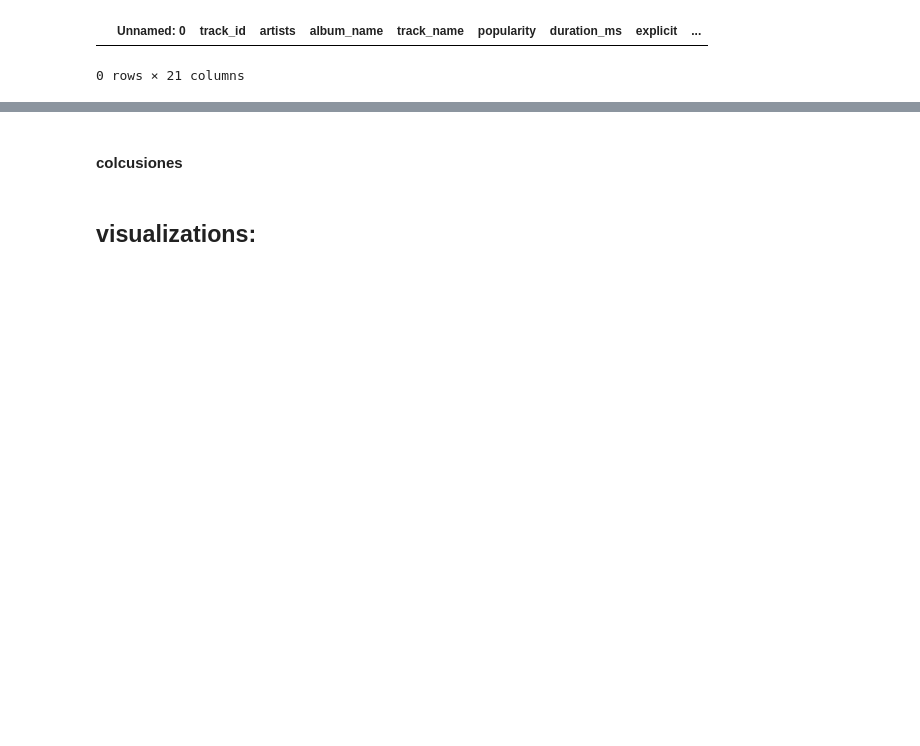
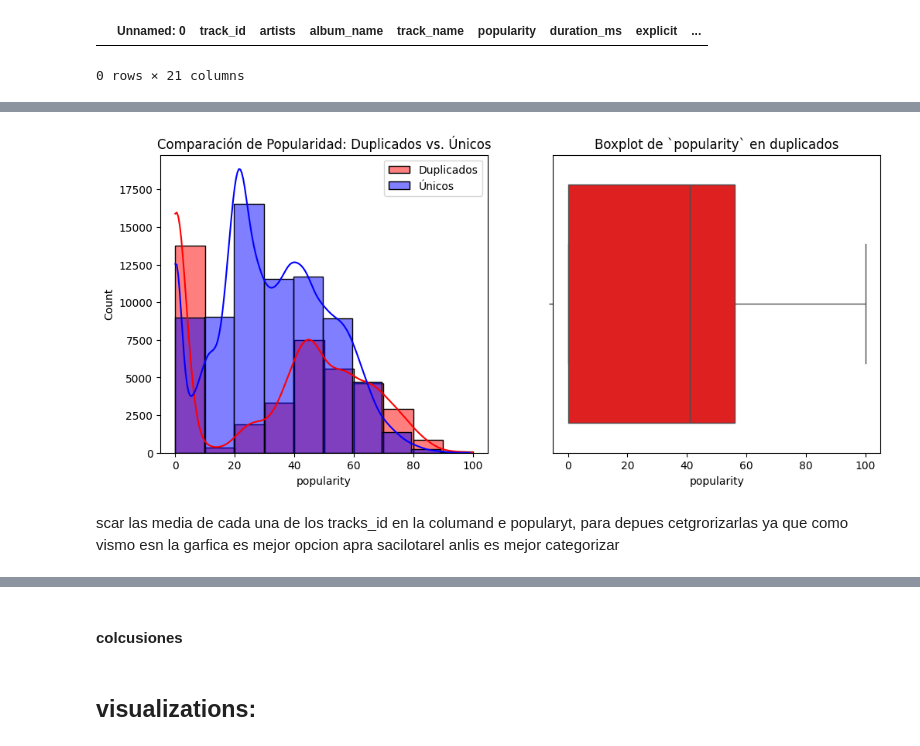
Before and after one commit to JuanDavidDazaR/workshop_2_etl_process_using_airflow, a Jupyter notebook: notebooks/002_eda_spotify.ipynb, the cells around one changed output, grey strips where cells are left out. Cells and saved outputs as stored; diff of their text form; code cells hidden in the pictures; blank space fills up the shorter version.

```diff
--- a/notebooks/002_eda_spotify.ipynb
+++ b/notebooks/002_eda_spotify.ipynb
@@ -110,0 +339,20 @@ data.describe().T
+# %%
+duplicates = data[data.duplicated('track_id', keep=False)]
+
+plt.figure(figsize=(12, 5))
+
+plt.subplot(1, 2, 1)
+sns.histplot(duplicates['popularity'], bins=10, kde=True, color='red', label='Duplicados')
+sns.histplot(data[~data.duplicated('track_id', keep=False)]['popularity'], bins=10, kde=True, color='blue', label='Únicos', alpha=0.5)
+plt.legend()
+plt.title("Comparación de Popularidad: Duplicados vs. Únicos")
+
+plt.subplot(1, 2, 2)
+sns.boxplot(x=duplicates['popularity'], color='red')
+plt.title("Boxplot de `popularity` en duplicados")
+
+plt.show()
+# %% [output]
+[figure, added]
+# %% [markdown]
+scar las media de cada una de los tracks_id en la columand e popularyt, para depues cetgrorizarlas ya que como vismo esn la garfica es mejor opcion apra sacilotarel anlis es mejor categorizar
```
Also changed, not shown: parts of 43 cells of this notebook, 20 other files.
